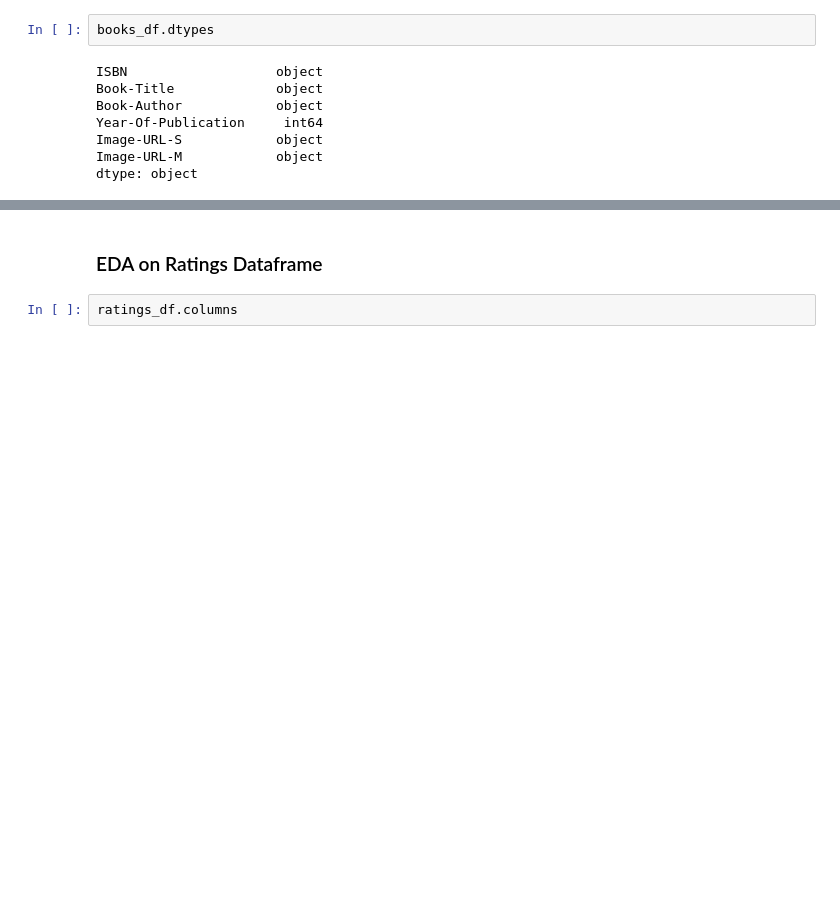
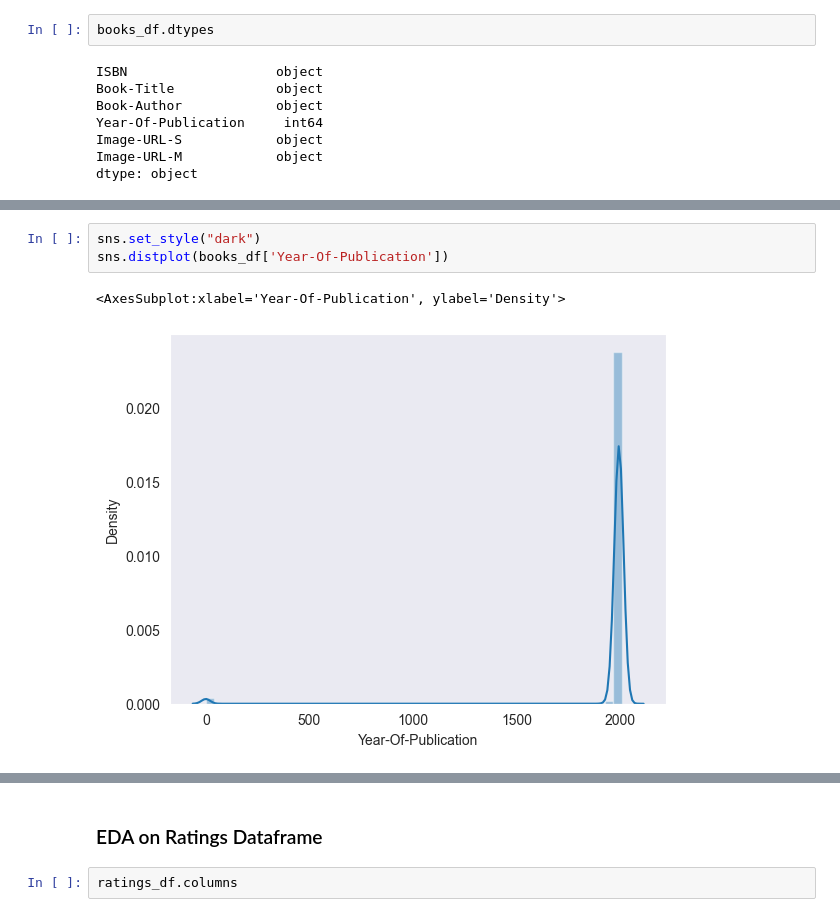
Before and after one commit to Shaktijain9/Book-Recommender-System, a Jupyter notebook: Book-Recommender-System.ipynb, the cells around one changed output, grey strips where cells are left out. Saved outputs shown, nothing was run; the diff lists cells and outputs as text; blank space fills up the shorter version.

```diff
--- a/Book-Recommender-System.ipynb
+++ b/Book-Recommender-System.ipynb
@@ -168,0 +124,6 @@ See Full Dataframe in Mito
+# %%
+sns.set_style("dark")
+sns.distplot(books_df['Year-Of-Publication'])
+# %% [output]
+<AxesSubplot:xlabel='Year-Of-Publication', ylabel='Density'>
+[figure, added]
```
Also changed, not shown: parts of 39 cells of this notebook.
